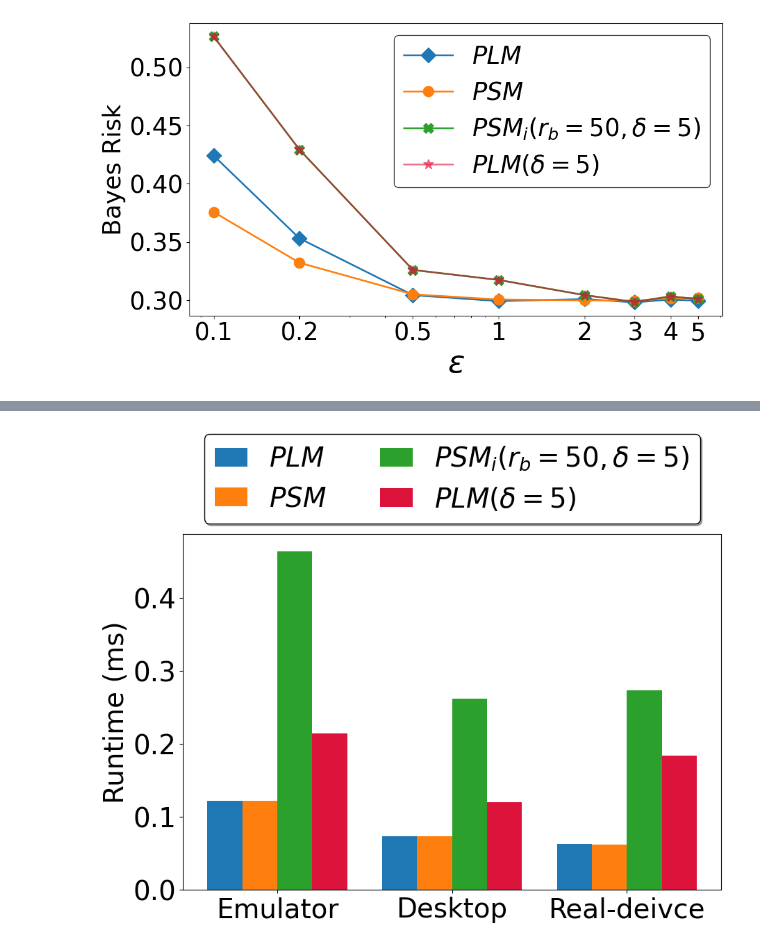
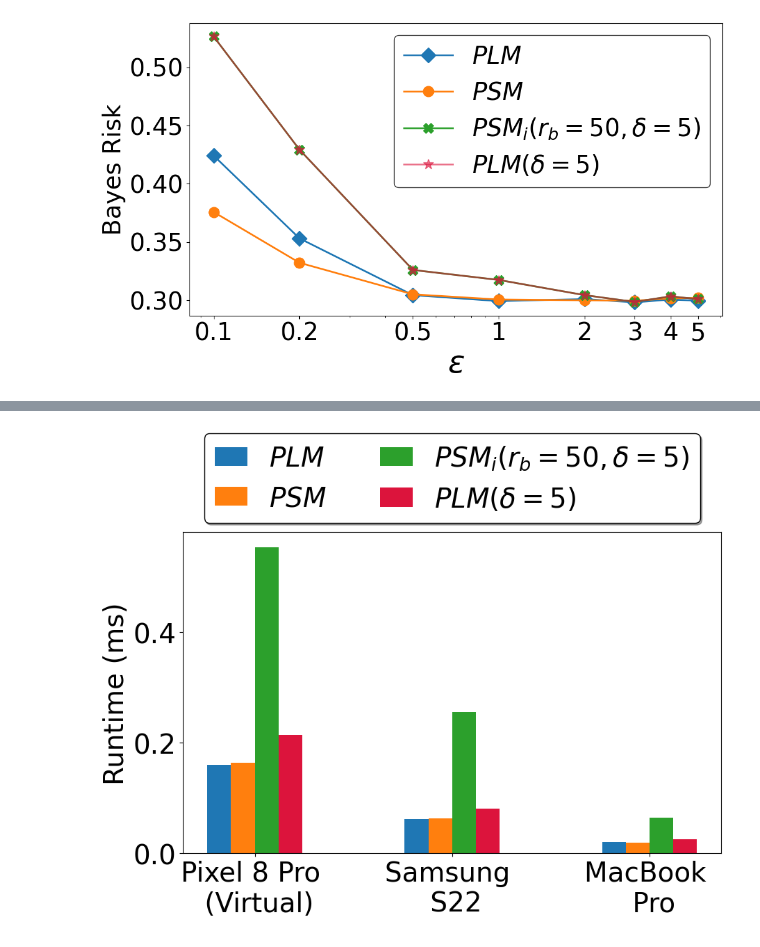
Before and after one commit to shafizurRseeam/location_privacy, a Jupyter notebook: Other_figures.ipynb, the cells around one changed output, grey strips where cells are left out. Cells and saved outputs as stored; diff of their text form; code cells hidden in the pictures.

```diff
--- a/Other_figures.ipynb
+++ b/Other_figures.ipynb
@@ -137,11 +137,11 @@ import matplotlib.pyplot as plt
 import numpy as np
 
 # Sample data
-datasets = ['T-drive', 'Geolife', 'GPS Traj.', 'Collected']
-Laplace = np.array([0.00002088, 0.00002007, 0.00002052, 0.00002096]) * 1e3
-laplace_delta = np.array([0.00007173, 0.00006454, 0.00007034, 0.00007073]) * 1e3
-staircase = np.array([0.00002059, 0.00001966,0.00001994, 0.00002084]) * 1e3
-staircase_intermediate = np.array([0.00046442,0.00036278, 0.00045037,  0.00043455]) * 1e3
+datasets = ['T-drive', 'Geolife', 'GPS', 'Collected']
+Laplace = np.array([0.00006461, 0.0000628, 0.00006858, 0.00006209]) * 1e3
+laplace_delta = np.array([0.0001134, 0.00009956, 0.00009592, 0.00008120]) * 1e3
+staircase = np.array([0.00008367, 0.00007712,0.00006437, 0.00006322]) * 1e3
+staircase_intermediate = np.array([0.00027985,0.00041814, 0.00022846,  0.00025587]) * 1e3
 
 
 # Colors and labels taken from the style of the line plot
@@ -150,7 +150,7 @@ labels = ['$PLM$', '$PSM$', '$PSM_i(r_b = 50, δ = 5)$', '$PLM(δ=5)$']
 
 # Set the positions and width for the bars
 pos = np.arange(len(datasets))
-bar_width = 0.20
+bar_width = 0.18
 
 # Plotting the bars with the new style
 fig, ax = plt.subplots(figsize=(10, 6))  # Increase figure size to accommodate legend
@@ -167,7 +167,7 @@ ax.set_ylabel('Runtime (ms)', fontsize=28)
 ax.set_xticks(pos + 1.5 * bar_width)
 ax.set_xticklabels(datasets, fontsize=28)
 
-ax.set_xticklabels(datasets, fontsize=28, rotation=30)  # Rotate labels by 45 degrees
+ax.set_xticklabels(datasets, fontsize=28, rotation=0)  # Rotate labels by 45 degrees
 
 # Adding the legend with the modified style
 # Reduce the handle length to decrease the space between the legend symbol and text
@@ -195,20 +195,16 @@ plt.show()
 # %%
 import matplotlib.pyplot as plt
 import numpy as np
-# Sample data
-datasets = ['T-drive', 'Geolife', 'UCI', 'AR']
-Laplace = np.array([0.00012435, 0.00012184, 0.00012628, 0.00012752]) * 1e3
-staircase = np.array([0.00012224, 0.00012453,0.00012568, 0.00012527]) * 1e3
-staircase_intermediate = np.array([0.00046442,0.00036278, 0.00045037,  0.00043455]) * 1e3
-laplace_delta = np.array([0.00021473, 0.00019572, 0.00021386, 0.00020675]) * 1e3
+
 
 # Sample data
-datasets = ['Emulator', 'Desktop', 'Real-deivce']
+datasets = ['Pixel 8 Pro \n (Virtual)', 'Samsung \n S22', 'MacBook \n Pro']
 
-Laplace = np.array([0.00012184, 0.00007327, 0.00006299]) * 1e3
-staircase = np.array([0.00012224,0.00007334, 0.00006263]) * 1e3
-staircase_intermediate = np.array([0.00046442, 0.00026188, 0.00027406]) * 1e3
-laplace_delta = np.array([0.00021473, 0.00012030 , 0.0001844 ]) * 1e3
+Laplace = np.array([0.00016002, 0.00006209, 0.00002007]) * 1e3
+laplace_delta = np.array([0.00021360, 0.00008120, 0.00002576]) * 1e3
+
+staircase = np.array([0.00016341,0.00006322, 0.00001966]) * 1e3
+staircase_intermediate = np.array([0.00055342, 0.00025587, 0.00006454]) * 1e3
 
 # Colors and labels taken from the style of the line plot
 colors = ['#1F77B4', '#FF7F0E', '#2CA02C', '#DC143C']
@@ -216,40 +212,42 @@ labels = ['$PLM$', '$PSM$', '$PSM_i(r_b = 50, δ = 5)$', '$PLM(δ=5)$']
 
 # Set the positions and width for the bars
 pos = np.arange(len(datasets))
-bar_width = 0.20
+bar_width = 0.12
 
 # Plotting the bars with the new style
-fig, ax = plt.subplots(figsize=(10, 8))  # Increase figure size to accommodate legend
+fig, ax = plt.subplots(figsize=(10, 6))  # Increase figure size to accommodate legend
 
 for i, (data, color, label) in enumerate(zip([Laplace, staircase, staircase_intermediate, laplace_delta], colors, labels)):
     ax.bar(pos + i * bar_width, data, bar_width, label=label, color=color)
 
 # Adding labels and title
 #ax.set_xlabel('Datasets', fontsize=28)
 ax.set_ylabel('Runtime (ms)', fontsize=28)
 #ax.set_title('Runtime Comparison')
 
 # Positioning the x-ticks
 ax.set_xticks(pos + 1.5 * bar_width)
-ax.set_xticklabels(datasets, fontsize=28)
+ax.set_xticklabels(datasets, fontsize=28, rotation=0)  # Rotate labels by 45 degrees
 
 # Adding the legend with the modified style
 # Reduce the handle length to decrease the space between the legend symbol and text
-legend = ax.legend(fontsize=28, loc='upper center', bbox_to_anchor=(0.5, 1.32), fancybox=True, shadow=True, ncol=2, handlelength=1.2)
+legend = ax.legend(fontsize=28, loc='upper center', bbox_to_anchor=(0.5, 1.35), fancybox=True, shadow=True, ncol=2, handlelength=1.2)
 
 frame = legend.get_frame()
 frame.set_edgecolor('black')  # Set the border color
 frame.set_linewidth(1)  # Set the border width
 
 # Setting the tick parameters
 ax.tick_params(axis='both', which='major', labelsize=28)
 
 # Adjust the layout to make room for the legend outside of the plot
-plt.subplots_adjust(top=0.75)
-pathpng = 'C:\\Users\\ss6365\\Desktop\\11111\\Geolife\\figure\\png\\Runtime_devices'
+pathpng = 'C:\\Users\\ss6365\\Desktop\\location_privacy_final\\miscellaneous_figures\\png\\Runtime_devices'
 plt.savefig(pathpng, dpi=300, bbox_inches='tight')
 
+pathsvg = 'C:\\Users\\ss6365\\Desktop\\location_privacy_final\\miscellaneous_figures\\svg\\RRuntime_devices'
+
+plt.savefig(pathsvg, format='svg', bbox_inches='tight')
 
 plt.show()
 # %% [output]
-[figure, old version]
+[figure, new version]
```
Also changed, not shown: parts of 1 cell of this notebook, 6 other files.
